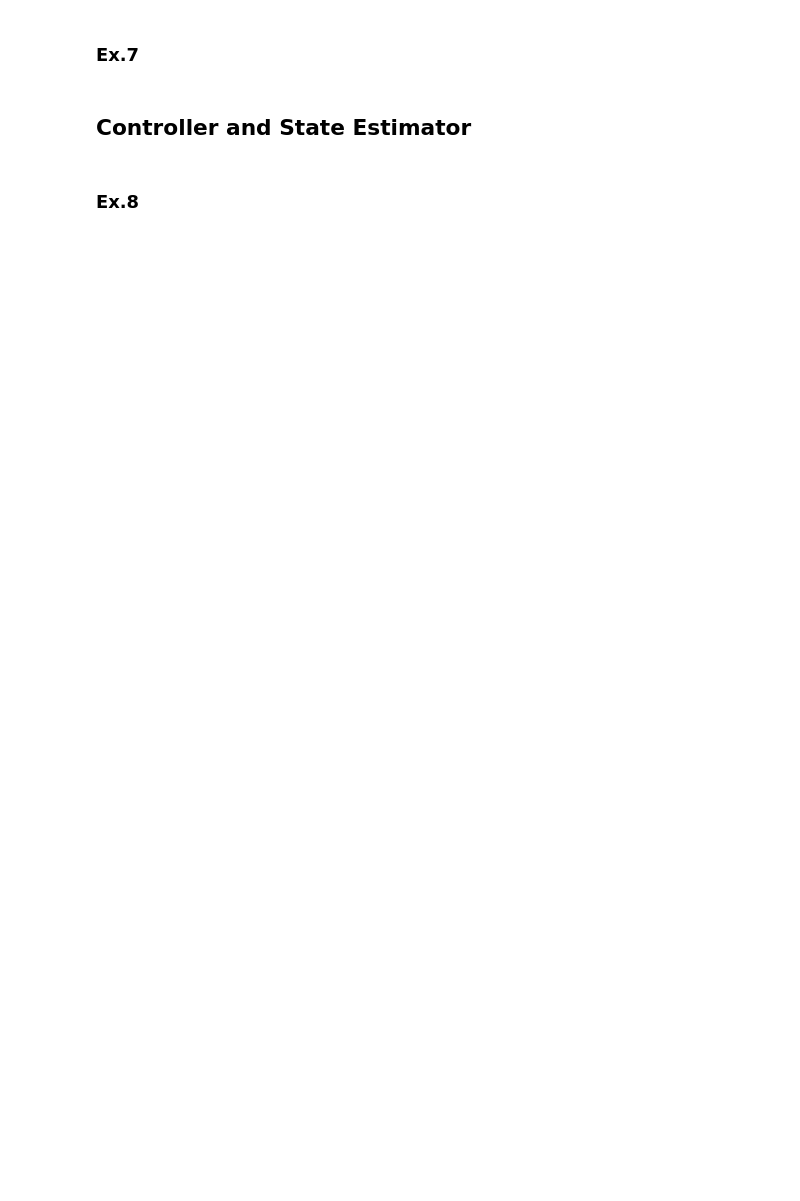
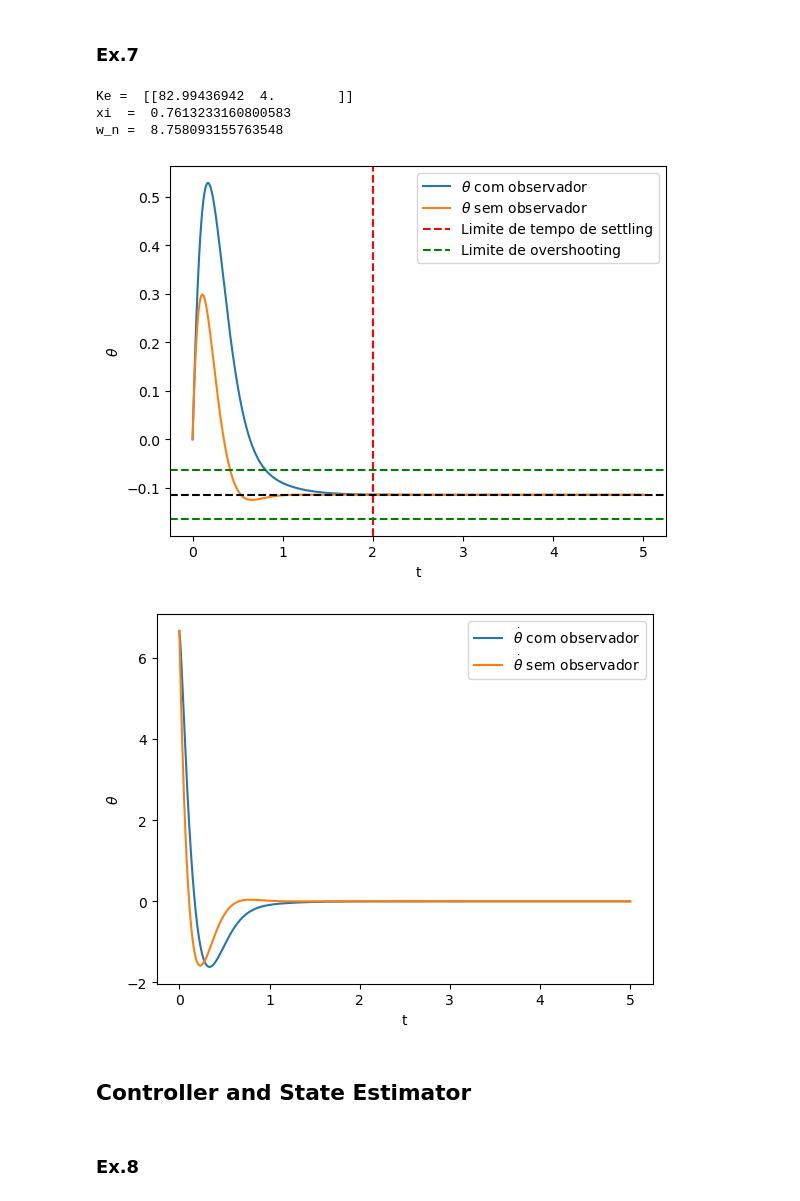
Before and after one commit to mariana-das-neves/sistemas_dinamicos_e_controlo, a Jupyter notebook: Projeto SDC.ipynb, the cells around one changed output. Drawn from its saved outputs; the diff is of its cells as text; code cells hidden in the pictures; blank space fills up the shorter version.

```diff
--- a/Projeto SDC.ipynb
+++ b/Projeto SDC.ipynb
@@ -706,5 +615,64 @@ k =  [[2.33547848 0.20003222]]
 # %% [markdown]
 ### Ex.7
+# %%
+lamb = -2
+ke2 = -2*lamb
+ke1 = A2[1,0] + lamb**2
+ke = np.array([ke1,ke2]).reshape((1,2))
+
+print("Ke = ",ke)
+
+xi = np.sqrt(np.log(40)**2 / (np.pi**2 + np.log(40)**2))
+w = 1/abs(theta0) # porquê que funciona?????
+print("xi  = ", xi)
+print("w_n = ", w)
+
+k2 = 2*I*xi*w
+k1 = alpha+I*w*w
+k = np.array([k1,k2]).reshape((1,2))
+
+
+# representação gráfica
+x0 = np.array([0,0.1/I])
+times = np.linspace(0, 5, 10000, endpoint=True)
+dt = abs(times[1]-times[0])
+xt_com_obs = np.zeros((len(times), 2))
+x_til = np.zeros_like(xt_com_obs)
+xt_sem_obs = np.zeros_like(xt_com_obs)
+ut = np.zeros(len(times)) # u é escalar - é torque
+xt_com_obs[0] = x0
+xt_sem_obs[0] = x0
+x_til[0] = 0
+ut[0] = ((-k @ xt_com_obs[0])[0] + beta)/I
+for i in range(len(times)-1):
+    xt_com_obs[i+1] = xt_com_obs[i] + dt*(A2 @ xt_com_obs[i] + B2.reshape((2,)) * ut[i])
+    ut[i+1] = ((-k @ x_til[i])[0] + beta)/I
+    x_til[i+1] = x_til[i] + dt * (A2 @ x_til[i] + B2.reshape((2,)) * ut[i] + ke @ (C2 @ xt_com_obs[i] - C2 @ x_til[i]))
+for i in range(len(times)-1):
+        xt_sem_obs[i+1] = xt_sem_obs[i] + dt*(A2 @ xt_sem_obs[i] + B2.reshape((2,)) * ut[i])
+        ut[i+1] = ((-k @ xt_sem_obs[i+1])[0] + beta)/I
+plt.plot(times, xt_com_obs[:,0], label=r'$\theta$ com observador')
+plt.plot(times, xt_sem_obs[:,0], label=r'$\theta$ sem observador')
+plt.axvline(2, linestyle='--', color='red', label='Limite de tempo de settling')
+plt.axhline(theta0-5e-2, linestyle='--', color='green', label='Limite de overshooting')
+plt.axhline(theta0+5e-2, linestyle='--', color='green')
+plt.axhline(theta0, linestyle='--', color='black')
+plt.xlabel('t')
+plt.ylabel(r'$\theta$')
+plt.legend()
+plt.show()
+plt.plot(times, xt_com_obs[:,1], label=r'$\dot\theta$ com observador')
+plt.plot(times, xt_sem_obs[:,1], label=r'$\dot\theta$ sem observador')
+plt.xlabel('t')
+plt.ylabel(r'$\theta$')
+plt.legend()
+plt.show()
+# %% [output]
+Ke =  [[82.99436942  4.        ]]
+xi  =  0.7613233160800583
+w_n =  8.758093155763548
+[figure, added]
+[figure, added]
 # %% [markdown]
 ## Controller and State Estimator
 # %% [markdown]
```
Also changed, not shown: parts of 23 cells of this notebook.
